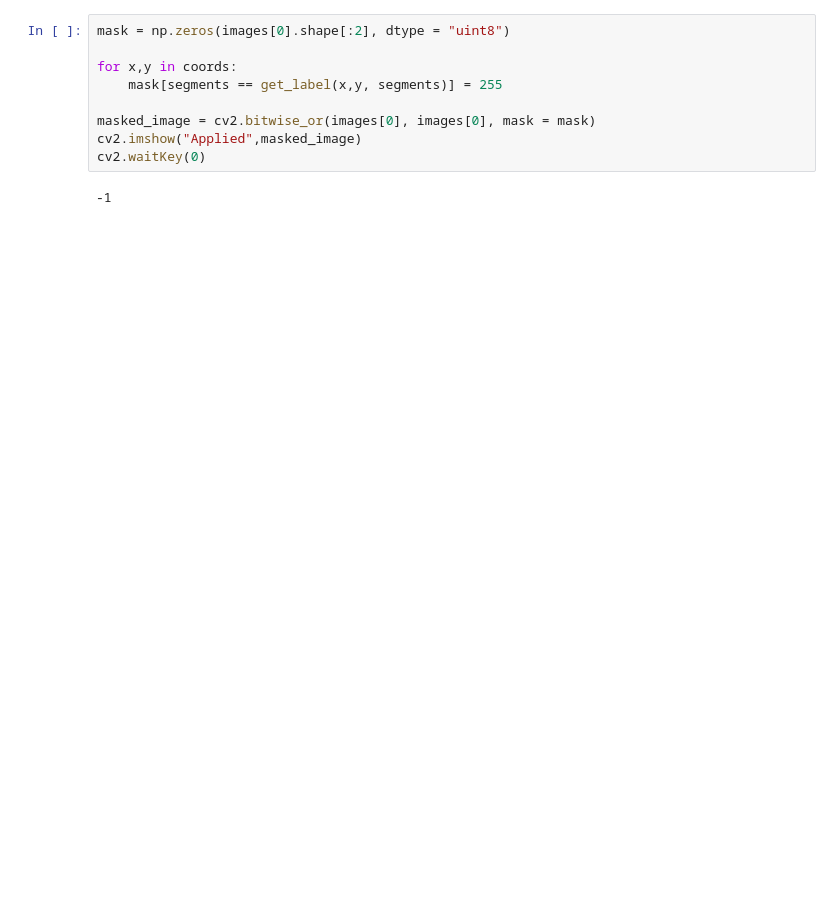
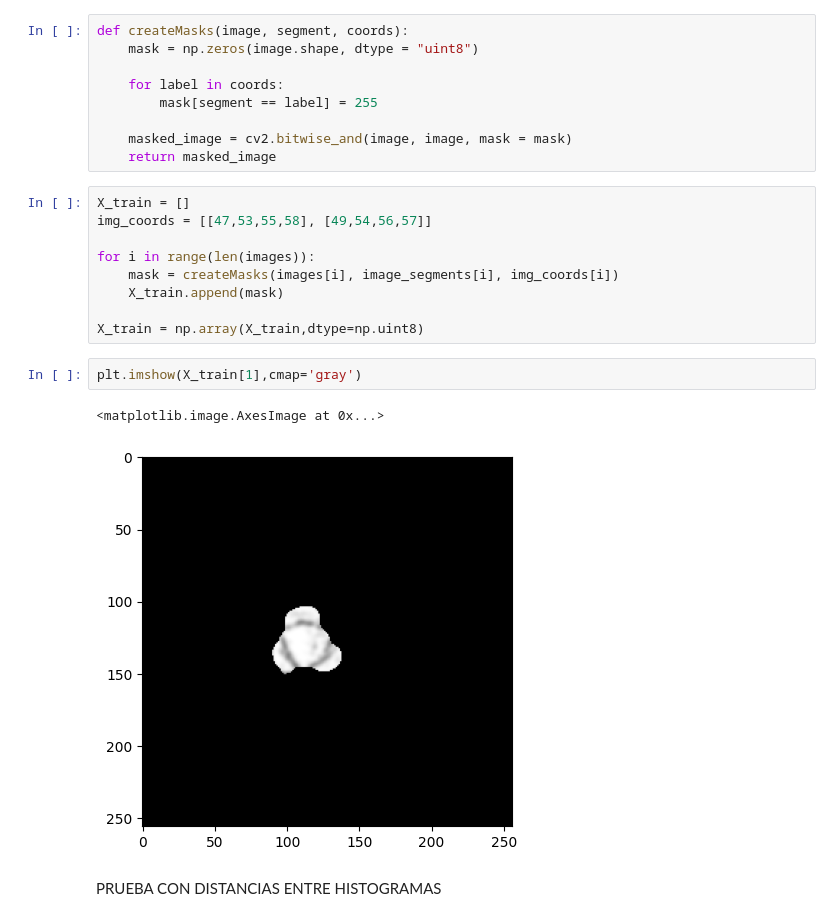
Before and after one commit to ricardo-casa/ReconocimientoPatrones, a Jupyter notebook: Proyecto/Proyecto.ipynb, the cells around one changed output. Drawn from its saved outputs; the diff is of its cells as text; blank space fills up the shorter version.

```diff
--- a/Proyecto/Proyecto.ipynb
+++ b/Proyecto/Proyecto.ipynb
@@ -146,11 +175,25 @@ plt.show()
 # %%
-mask = np.zeros(images[0].shape[:2], dtype = "uint8")
+def createMasks(image, segment, coords):
+    mask = np.zeros(image.shape, dtype = "uint8")
 
-for x,y in coords:
-    mask[segments == get_label(x,y, segments)] = 255
+    for label in coords:
+        mask[segment == label] = 255
 
-masked_image = cv2.bitwise_or(images[0], images[0], mask = mask)
-cv2.imshow("Applied",masked_image)
-cv2.waitKey(0)
+    masked_image = cv2.bitwise_and(image, image, mask = mask)
+    return masked_image
-# %% [output]
--1
+# %%
+X_train = []
+img_coords = [[47,53,55,58], [49,54,56,57]]
+
+for i in range(len(images)):
+    mask = createMasks(images[i], image_segments[i], img_coords[i])
+    X_train.append(mask)
+
+X_train = np.array(X_train,dtype=np.uint8)
+# %%
+plt.imshow(X_train[1],cmap='gray')
+# %% [output]
+<matplotlib.image.AxesImage at 0x...>
+[figure, added]
+# %% [markdown]
+PRUEBA CON DISTANCIAS ENTRE HISTOGRAMAS
```
Also changed, not shown: parts of 30 cells of this notebook, 11 other files.
